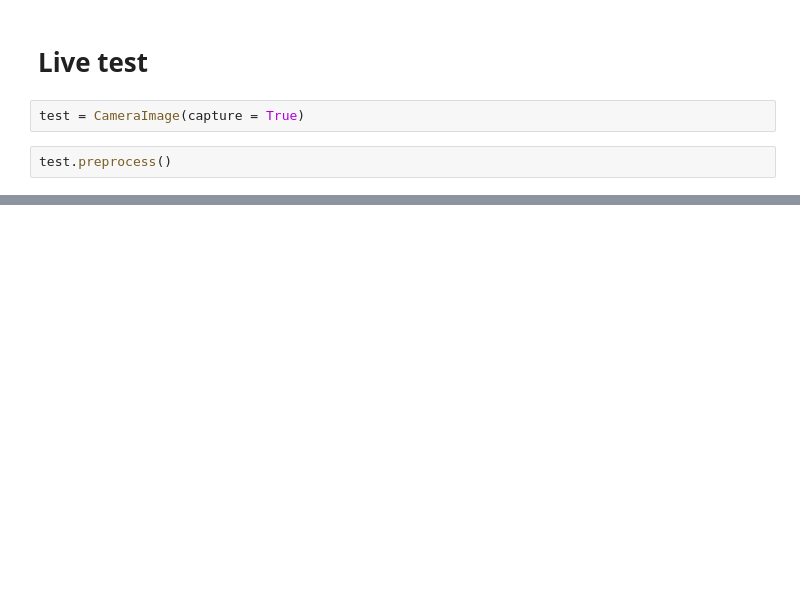
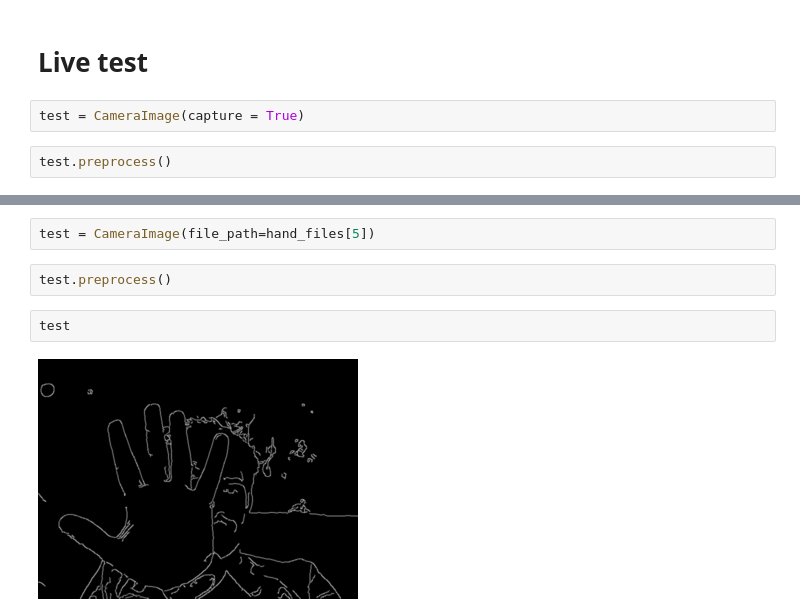
Before and after one commit to TheoLvs/computer-vision-control, a Jupyter notebook: development/Hand detection.ipynb, the cells around one changed output, grey strips where cells are left out. Cells and saved outputs as stored; diff of their text form; blank space fills up the shorter version.

```diff
--- a/development/Hand detection.ipynb
+++ b/development/Hand detection.ipynb
@@ -131,0 +132,8 @@ test.predict(model)
+# %%
+test = CameraImage(file_path=hand_files[5])
+# %%
+test.preprocess()
+# %%
+test
+# %% [output]
+[figure, added]
```
Also changed, not shown: parts of 5 cells of this notebook, 1 other file.
